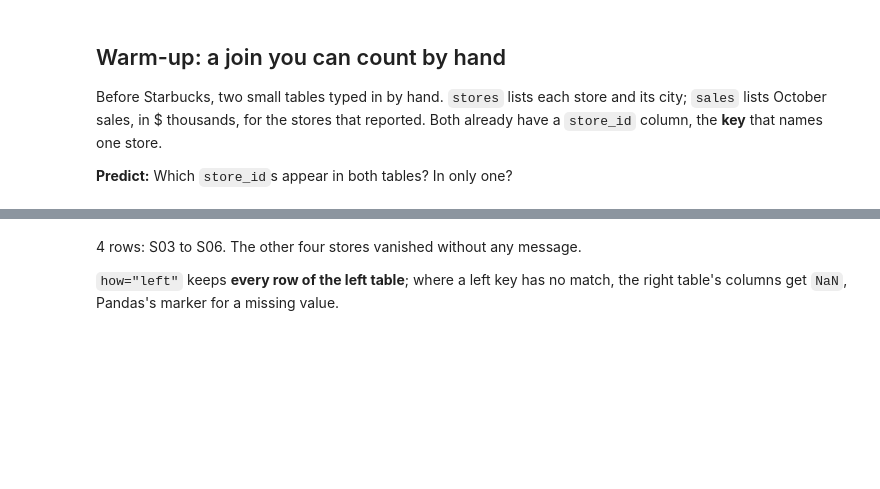
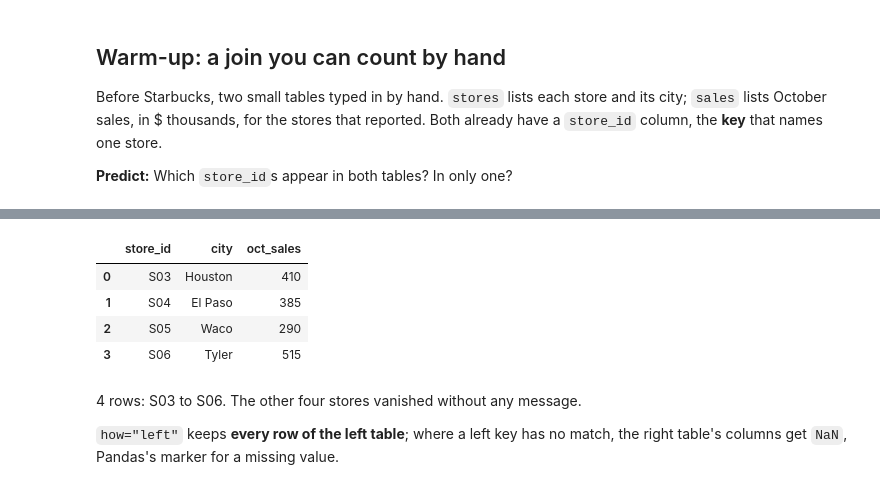
Before and after one commit to njhallman/acc380k-fall-2026, a Jupyter notebook: notebooks/notebook-10/12-30-section.ipynb, the cells around one changed output, grey strips where cells are left out. Drawn from its saved outputs; the diff is of its cells as text; code cells hidden in the pictures; blank space fills up the shorter version.

```diff
--- a/notebooks/notebook-10/12-30-section.ipynb
+++ b/notebooks/notebook-10/12-30-section.ipynb
@@ -129,3 +164,13 @@ pd.merge(stores, sales, on="store_id", how="inner")
+# %%
+merged_inner = pd.merge(stores, sales, on = 'store_id', how = 'inner')
+
+merged_inner
+# %% [output]
+|  | store_id | city | oct_sales |
+| 0 | S03 | Houston | 410 |
+| 1 | S04 | El Paso | 385 |
+| 2 | S05 | Waco | 290 |
+| 3 | S06 | Tyler | 515 |
 # %% [markdown]
 4 rows: S03 to S06. The other four stores vanished without any message.
 
```
Also changed, not shown: parts of 12 cells of this notebook.
